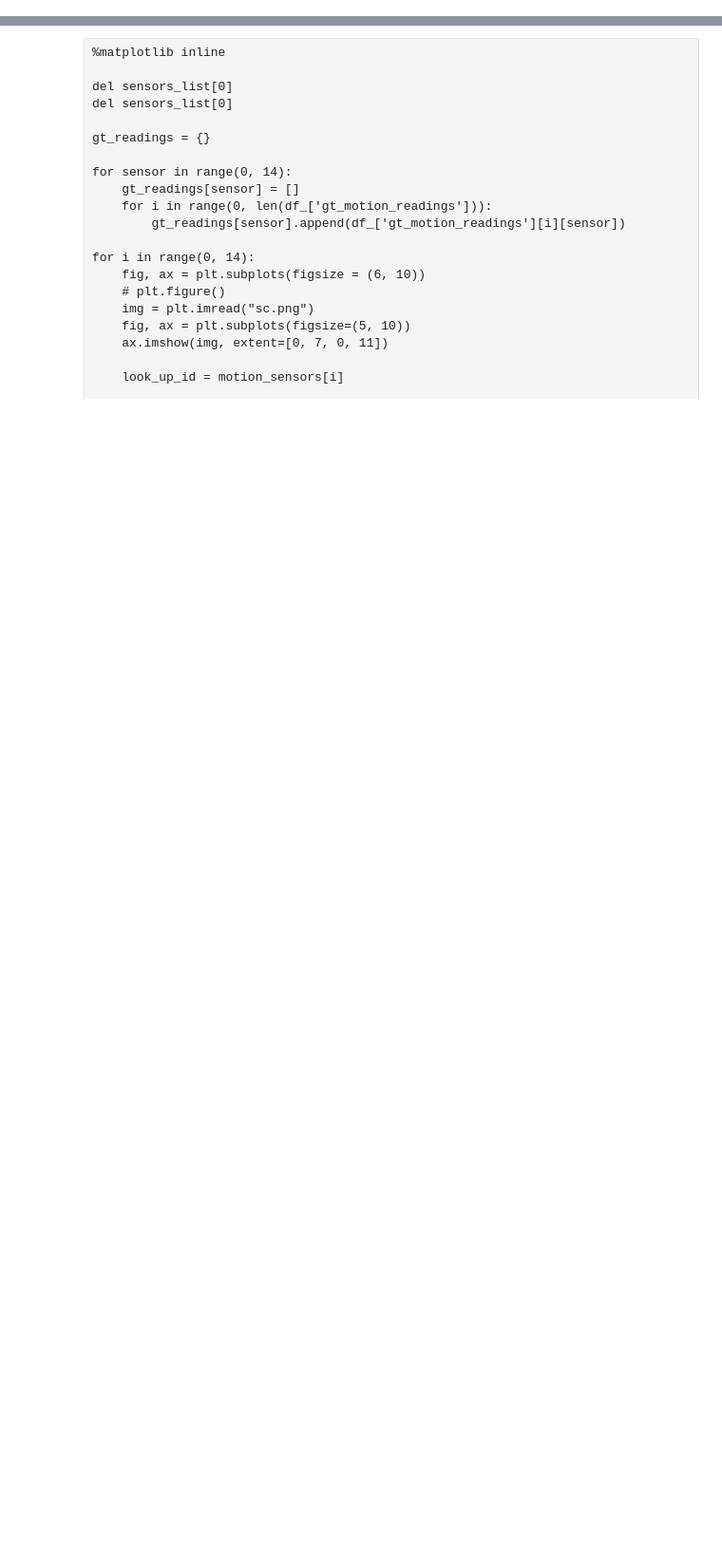
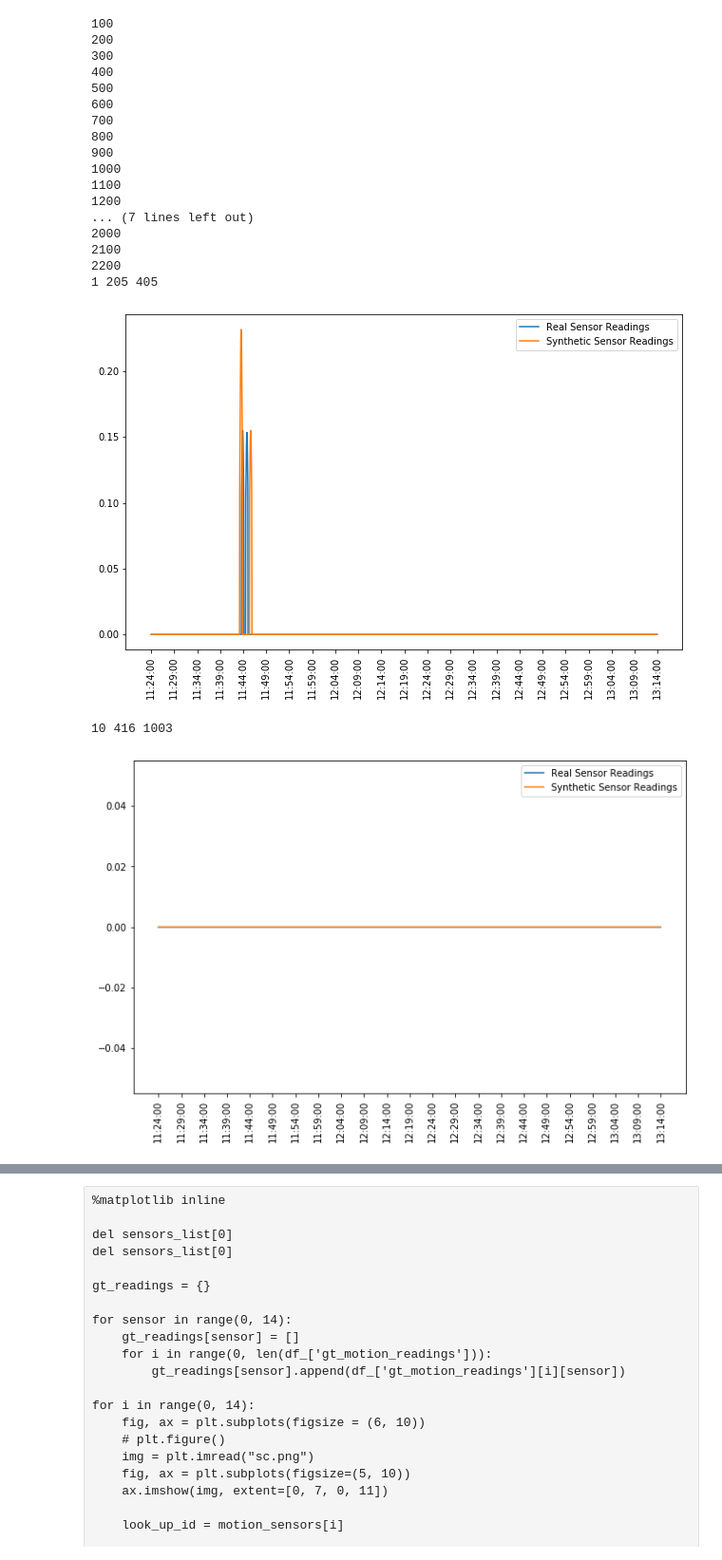
Before and after one commit to shadangolestan/Simulation-Based-deployment-configuration-of-smart-indoor-spaces, a Jupyter notebook: Server Side Codes/Version 2.0/12 - SimulationWorldAnalyzer-Bruno-SensorModel.ipynb, the cells around one changed output, grey strips where cells are left out. Shown at 95% size. Saved outputs shown, nothing was run; the diff lists cells and outputs as text; code cells hidden in the pictures; blank space fills up the shorter version.

Commit message:
Sensor Simulation Working

```diff
--- a/Server Side Codes/Version 2.0/12 - SimulationWorldAnalyzer-Bruno-SensorModel.ipynb
+++ b/Server Side Codes/Version 2.0/12 - SimulationWorldAnalyzer-Bruno-SensorModel.ipynb
@@ -138,7 +129,7 @@ def find_nearest(array, value):
 # %%
-##################################
-####       Sensor Class       ####
-##################################
+############################################
+####      SENSOR CLASSES DEFINITION     ####
+############################################
 
 class Sensor:
     sensor_type = ""
@@ -147,6 +138,7 @@ class Sensor:
     y = float()
     z = float()
     r = float()
+    room = str()
 
     def __str__(self):
         return 'type: %s,\n id: %s,\n x: %s,\n y: %s\n'%(self.sensor_type, self.sensor_id, self.x, self.y)
@@ -156,27 +148,21 @@ class Sensor:
         self.y = (str(element.find('point').find('ycoord').text))
         self.sensor_id = (str(element.find('id').text)).replace('sensor','')
         self.sensor_type = (str(element.find('type').text))
-
         return 0
 
     def GaussianFiredSensor(self, simulated_localization, real_localization):
         import math
-
         sensor_location = [float(self.x)/10, float(self.y)/10]
         cov = [[self.sensing_area, 0],[0, self.sensing_area]]
         prob = multivariate_normal(simulated_localization, cov)
         probCdf = prob.cdf(sensor_location)
-
-        # print("real: ", real_localization)
-        # print("simu: ", simulated_localization)
-
         return probCdf
 
 class MotionSensorBinary(Sensor):
     def __init__(self, element):
         Sensor.Initialize(self, element)
         self.sensing_area = (str(element.find('radius').text))
-        # self.sensing_area = (str(radius))
+        self.room = (str(element.find('room').text))
 
 class RFID_Reader(Sensor):
     def __init__(self, element):
@@ -187,6 +173,7 @@ class MotionSensorAnalog(Sensor):
     def __init__(self, element):
         Sensor.Initialize(self, element)
         self.sensing_area = (str(element.find('radius').text))
+        self.room = (str(element.find('room').text))
 
 class PressureSensorAnalog(Sensor):
     def __init__(self, element):
@@ -710,5 +758,27 @@ def InterpretData(df):
         plt.show()
 
     # plt.tight_layout()
+# %%
+def Main():
+    global fig
+    global ax
+    global img
+
+    Initialization()
+    SwitchPlotFlag(False)
+
+    if (plotflag):
+        %matplotlib notebook
+        fig, ax = plt.subplots(figsize = (6.6, 10.5))
+        img = plt.imread("Data//sc.png")
+
+    ParseSimulationWorld()
+
+    # for s in sensors_list:
+    #    sensed_areas[s.sensor_id] = []
+
+    readFileCSV()
+    CreateUltilmateDataset()
+    InterpretData(df_)
 # %%
 from IPython.display import Javascript
@@ -776,0 +788,23 @@ InterpretData(df_)
+# %%
+Main()
+# %% [output]
+100
+200
+300
+400
+500
+600
+700
+800
+900
+1000
+1100
+1200
+... (7 lines left out)
+2000
+2100
+2200
+1 205 405
+[figure, added]
+10 416 1003
+[figure, added]
```
Also changed, not shown: parts of 13 cells of this notebook, 40 other files.
